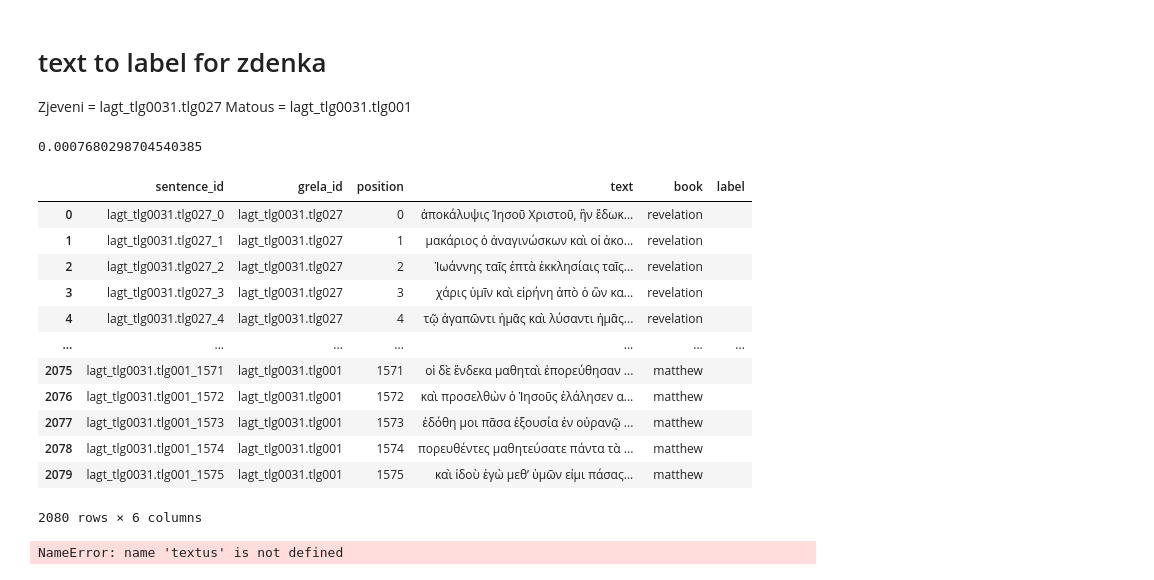
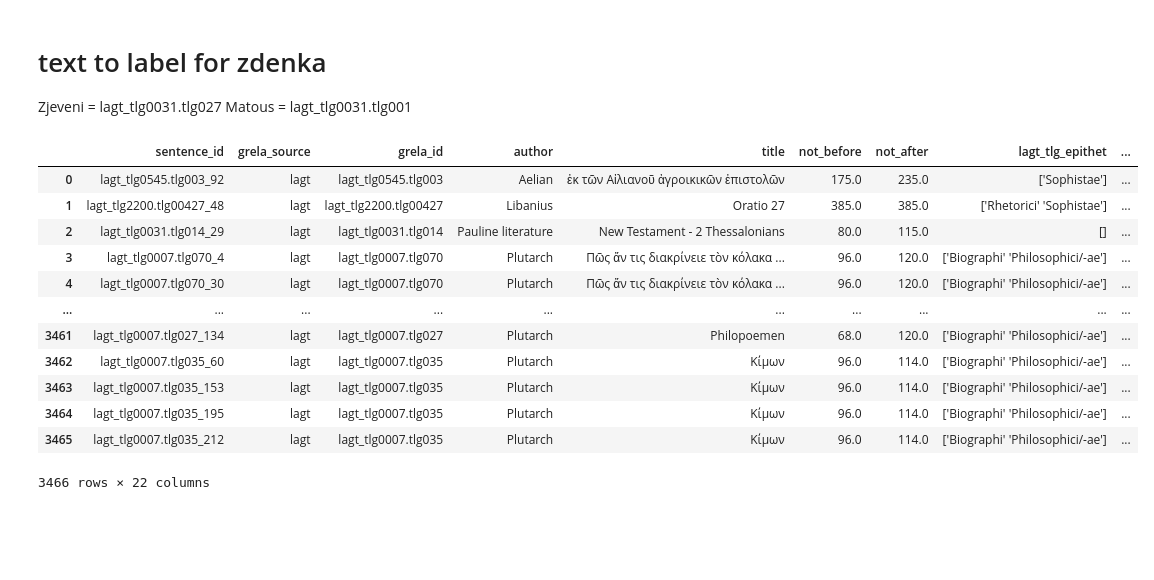
Before and after one commit to CCS-ZCU/enemy-christianity, a Jupyter notebook: scripts/1_fasttext_PMI.ipynb, the cells around one changed output. Cells and saved outputs as stored; diff of their text form; code cells hidden in the pictures; blank space fills up the shorter version.

```diff
--- a/scripts/1_fasttext_PMI.ipynb
+++ b/scripts/1_fasttext_PMI.ipynb
@@ -234,42 +272,32 @@ with open("../data/large-data/word_neighbors.pkl", "wb") as f:
 # text to label for zdenka
 Zjeveni = lagt_tlg0031.tlg027
 Matous = lagt_tlg0031.tlg001
-# %%
-query = '''
-SELECT *
-FROM sentences
-WHERE grela_id IN ('lagt_tlg0031.tlg001', 'lagt_tlg0031.tlg027')
-'''
-textus = conn.execute(query).fetchdf()
-textus
-len(textus) / len(df)
-# %% [output]
-0.0007680298704540385
-# %%
-import numpy as np
-
-textus['book'] = np.where(
-    textus['grela_id'].str.endswith('tlg027'), 'revelation',
-    np.where(textus['grela_id'].str.endswith('tlg001'), 'matthew', 'other')
-)
-textus['label'] = ""
-
-textus
-# %% [output]
-|  | sentence_id | grela_id | position | text | book | label |
-| 0 | lagt_tlg0031.tlg027_0 | lagt_tlg0031.tlg027 | 0 | ἀποκάλυψις Ἰησοῦ Χριστοῦ, ἣν ἔδωκ... | revelation |  |
-| 1 | lagt_tlg0031.tlg027_1 | lagt_tlg0031.tlg027 | 1 | μακάριος ὁ ἀναγινώσκων καὶ οἱ ἀκο... | revelation |  |
-| 2 | lagt_tlg0031.tlg027_2 | lagt_tlg0031.tlg027 | 2 | Ἰωάννης ταῖς ἑπτὰ ἐκκλησίαις ταῖς... | revelation |  |
-| 3 | lagt_tlg0031.tlg027_3 | lagt_tlg0031.tlg027 | 3 | χάρις ὑμῖν καὶ εἰρήνη ἀπὸ ὁ ὢν κα... | revelation |  |
-| 4 | lagt_tlg0031.tlg027_4 | lagt_tlg0031.tlg027 | 4 | τῷ ἀγαπῶντι ἡμᾶς καὶ λύσαντι ἡμᾶς... | revelation |  |
-| ... | ... | ... | ... | ... | ... | ... |
-| 2075 | lagt_tlg0031.tlg001_1571 | lagt_tlg0031.tlg001 | 1571 | οἱ δὲ ἕνδεκα μαθηταὶ ἐπορεύθησαν ... | matthew |  |
-| 2076 | lagt_tlg0031.tlg001_1572 | lagt_tlg0031.tlg001 | 1572 | καὶ προσελθὼν ὁ Ἰησοῦς ἐλάλησεν α... | matthew |  |
-| 2077 | lagt_tlg0031.tlg001_1573 | lagt_tlg0031.tlg001 | 1573 | ἐδόθη μοι πᾶσα ἐξουσία ἐν οὐρανῷ ... | matthew |  |
-| 2078 | lagt_tlg0031.tlg001_1574 | lagt_tlg0031.tlg001 | 1574 | πορευθέντες μαθητεύσατε πάντα τὰ ... | matthew |  |
-| 2079 | lagt_tlg0031.tlg001_1575 | lagt_tlg0031.tlg001 | 1575 | καὶ ἰδοὺ ἐγὼ μεθ’ ὑμῶν εἰμι πάσας... | matthew |  |
-2080 rows × 6 columns
-# %%
-textus.to_csv('text_to_anotate.csv')
-# %% [output]
-NameError: name 'textus' is not defined
+# %%
+query = '''
+SELECT t.sentence_id, w.*, s.text
+FROM tokens t
+JOIN works w ON t.grela_id = w.grela_id
+JOIN sentences s ON t.sentence_id = s.sentence_id
+WHERE w.lagt_provenience IN ('christian', 'pagan')
+  AND t.lemma IN ('ἐχθρός')
+  AND (
+    (w.not_before > 0 AND w.not_before < 600)
+    OR (w.not_after > 0 AND w.not_after < 600)
+  )
+'''
+df = conn.execute(query).fetchdf()
+df
+# %% [output]
+|  | sentence_id | grela_source | grela_id | author | title | not_before | not_after | lagt_tlg_epithet | ... |
+| 0 | lagt_tlg0545.tlg003_92 | lagt | lagt_tlg0545.tlg003 | Aelian | ἐκ τῶν Αἰλιανοῦ ἀγροικικῶν ἐπιστολῶν | 175.0 | 235.0 | ['Sophistae'] | ... |
+| 1 | lagt_tlg2200.tlg00427_48 | lagt | lagt_tlg2200.tlg00427 | Libanius | Oratio 27 | 385.0 | 385.0 | ['Rhetorici' 'Sophistae'] | ... |
+| 2 | lagt_tlg0031.tlg014_29 | lagt | lagt_tlg0031.tlg014 | Pauline literature | New Testament - 2 Thessalonians | 80.0 | 115.0 | [] | ... |
+| 3 | lagt_tlg0007.tlg070_4 | lagt | lagt_tlg0007.tlg070 | Plutarch | Πῶς ἄν τις διακρίνειε τὸν κόλακα ... | 96.0 | 120.0 | ['Biographi' 'Philosophici/-ae'] | ... |
+| 4 | lagt_tlg0007.tlg070_30 | lagt | lagt_tlg0007.tlg070 | Plutarch | Πῶς ἄν τις διακρίνειε τὸν κόλακα ... | 96.0 | 120.0 | ['Biographi' 'Philosophici/-ae'] | ... |
+| ... | ... | ... | ... | ... | ... | ... | ... | ... | ... |
+| 3461 | lagt_tlg0007.tlg027_134 | lagt | lagt_tlg0007.tlg027 | Plutarch | Philopoemen | 68.0 | 120.0 | ['Biographi' 'Philosophici/-ae'] | ... |
+| 3462 | lagt_tlg0007.tlg035_60 | lagt | lagt_tlg0007.tlg035 | Plutarch | Κίμων | 96.0 | 114.0 | ['Biographi' 'Philosophici/-ae'] | ... |
+| 3463 | lagt_tlg0007.tlg035_153 | lagt | lagt_tlg0007.tlg035 | Plutarch | Κίμων | 96.0 | 114.0 | ['Biographi' 'Philosophici/-ae'] | ... |
+| 3464 | lagt_tlg0007.tlg035_195 | lagt | lagt_tlg0007.tlg035 | Plutarch | Κίμων | 96.0 | 114.0 | ['Biographi' 'Philosophici/-ae'] | ... |
+| 3465 | lagt_tlg0007.tlg035_212 | lagt | lagt_tlg0007.tlg035 | Plutarch | Κίμων | 96.0 | 114.0 | ['Biographi' 'Philosophici/-ae'] | ... |
+3466 rows × 22 columns
```
Also changed, not shown: parts of 6 cells of this notebook, 1 other file.
